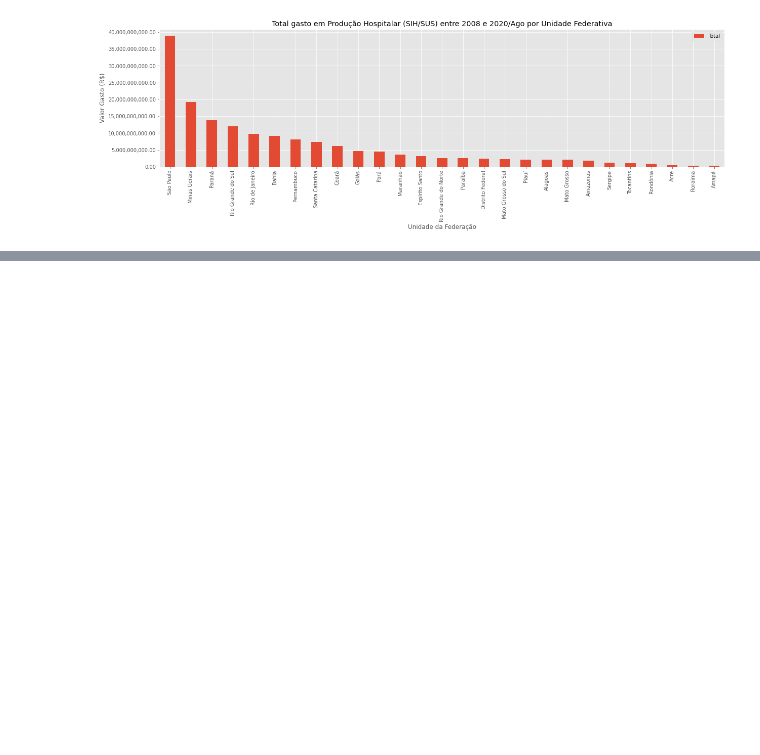
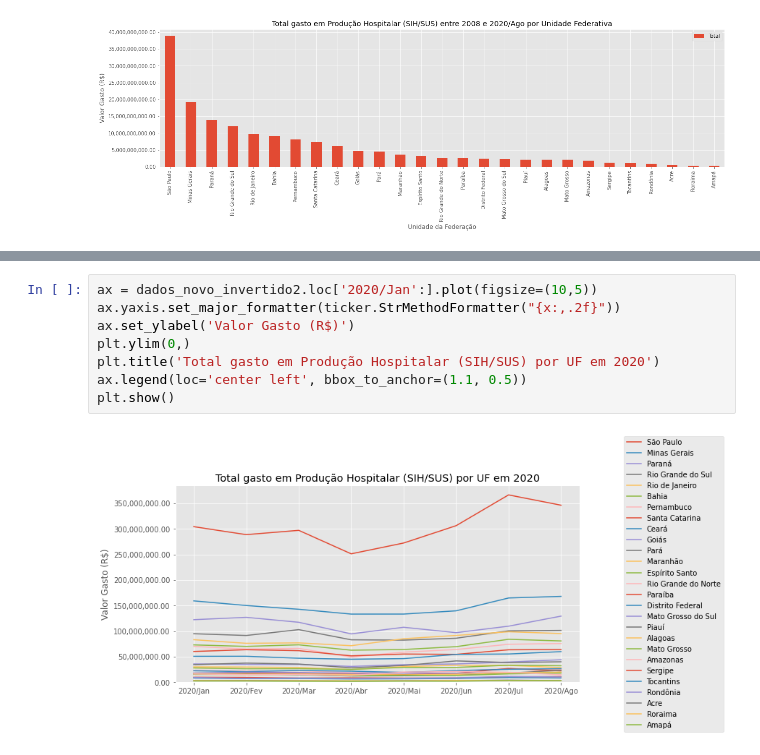
Before and after one commit to andrevcmelo/BootcampAlura2021, a Jupyter notebook: BootcampAlura_Modulo01.ipynb, the cells around one changed output, grey strips where cells are left out. Cells and saved outputs as stored; diff of their text form; blank space fills up the shorter version.

```diff
--- a/BootcampAlura_Modulo01.ipynb
+++ b/BootcampAlura_Modulo01.ipynb
@@ -262,0 +283,10 @@ dados2.head(5)
+# %%
+ax = dados_novo_invertido2.loc['2020/Jan':].plot(figsize=(10,5))
+ax.yaxis.set_major_formatter(ticker.StrMethodFormatter("{x:,.2f}"))
+ax.set_ylabel('Valor Gasto (R$)')
+plt.ylim(0,)
+plt.title('Total gasto em Produção Hospitalar (SIH/SUS) por UF em 2020')
+ax.legend(loc='center left', bbox_to_anchor=(1.1, 0.5))
+plt.show()
+# %% [output]
+[figure, added]
```
Also changed, not shown: parts of 11 cells of this notebook.
